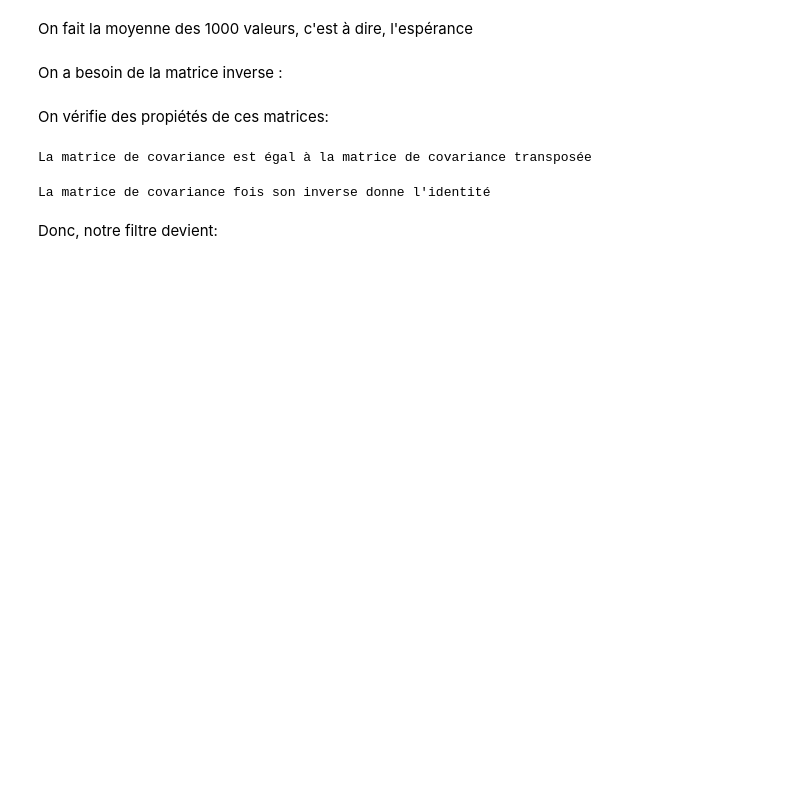
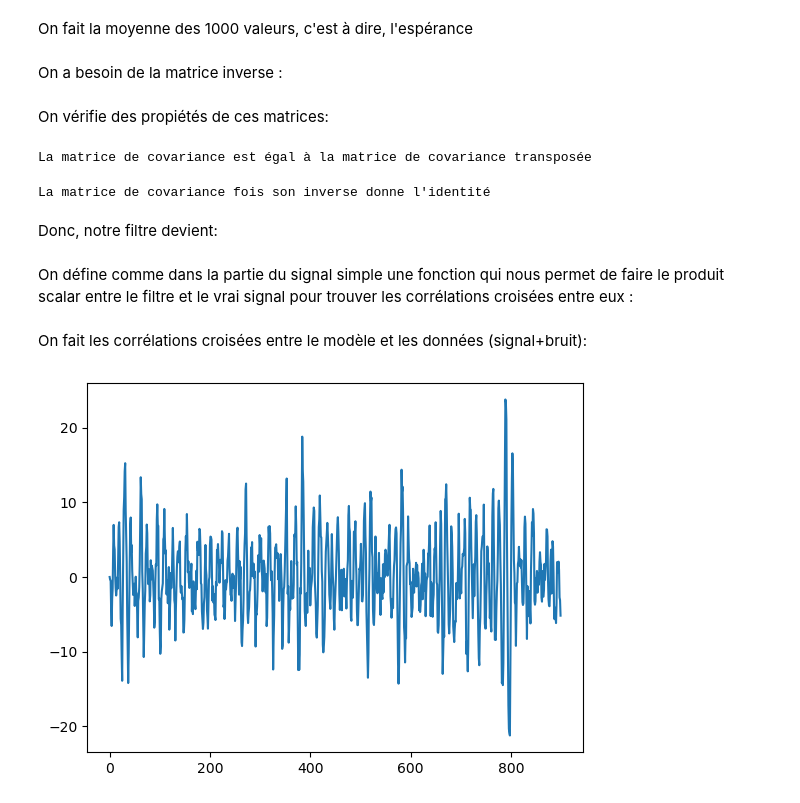
Before and after one commit to Ovive57/M2_filtrage, a Jupyter notebook: Signal_complexe.ipynb, the cells around one changed output. Saved outputs shown, nothing was run; the diff lists cells and outputs as text; code cells hidden in the pictures; blank space fills up the shorter version.

Commit message:
Presque à la fingit add Signal_complexe.ipynb

```diff
--- a/Signal_complexe.ipynb
+++ b/Signal_complexe.ipynb
@@ -206,3 +210,24 @@ La matrice de covariance fois son inverse donne l'identité
 Donc, notre filtre devient:
 # %%
 filtre = np.dot(cov, signal_model)
+# %% [markdown]
+On défine comme dans la partie du signal simple une fonction qui nous permet de faire le produit scalar entre le filtre et le vrai signal pour trouver les corrélations croisées entre eux :
+# %%
+def cross(ymodel,ysig):
+        sizemod = np.size(ymodel)
+        sizesig = np.size(ysig)
+
+        prod = []
+
+        for i in range(sizesig-sizemod):
+            p = np.dot(ymodel,ysig[i:(i+sizemod)])
+            prod.append(p)
+        return prod
+# %% [markdown]
+On fait les corrélations croisées entre le modèle et les données (signal+bruit):
+# %%
+prodat = cross(filtre, signal_bruit)
+plt.plot(prodat)
+plt.show()
+# %% [output]
+[figure, added]
```
Also changed, not shown: parts of 8 cells of this notebook.
